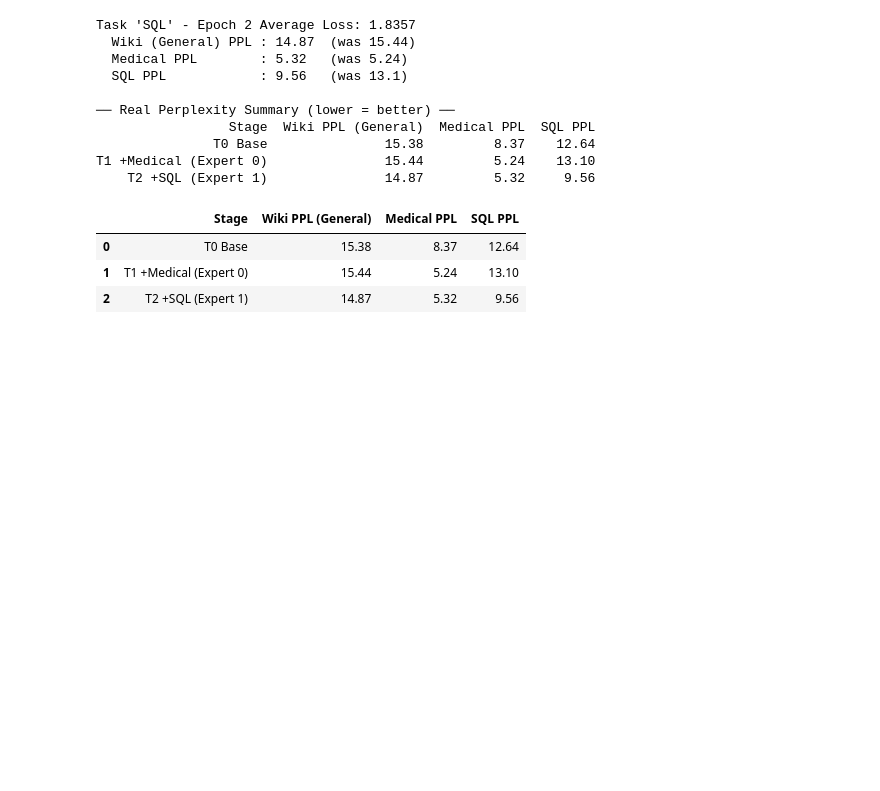
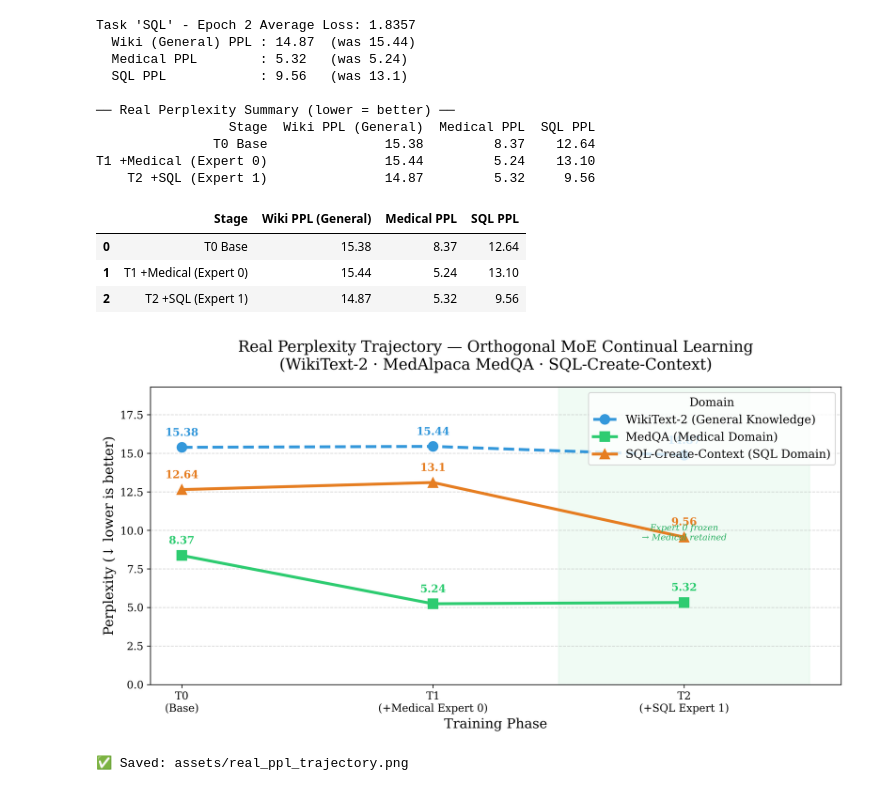
Before and after one commit to RamuNalla/orthogonal-moe-adapters, a Jupyter notebook: benchmarks/orthogonal_forgetting_eval.ipynb, the cells around one changed output. Drawn from its saved outputs; the diff is of its cells as text; code cells hidden in the pictures; blank space fills up the shorter version.

```diff
--- a/benchmarks/orthogonal_forgetting_eval.ipynb
+++ b/benchmarks/orthogonal_forgetting_eval.ipynb
@@ -250,3 +329,50 @@ T1 +Medical (Expert 0)               15.44         5.24    13.10
 | 0 | T0 Base | 15.38 | 8.37 | 12.64 |
 | 1 | T1 +Medical (Expert 0) | 15.44 | 5.24 | 13.10 |
 | 2 | T2 +SQL (Expert 1) | 14.87 | 5.32 | 9.56 |
+# %%
+
+# ── Real Data Plot 1: Perplexity Trajectory Across All 3 Domains ───────────
+# Lower perplexity = model understands the domain better.
+# This shows learning happening (PPL drops) with no catastrophic forgetting.
+
+stages = ["T0\n(Base)", "T1\n(+Medical Expert 0)", "T2\n(+SQL Expert 1)"]
+
+wiki_ppls = [t0_wiki, t1_wiki, t2_wiki]
+med_ppls  = [t0_med,  t1_med,  t2_med]
+sql_ppls  = [t0_sql,  t1_sql,  t2_sql]
+
+fig, ax = plt.subplots(figsize=(11, 6))
+
+ax.plot(stages, wiki_ppls, marker="o", linewidth=3, markersize=10,
+        color="#3498db", label="WikiText-2 (General Knowledge)", linestyle="--")
+ax.plot(stages, med_ppls,  marker="s", linewidth=3, markersize=10,
+        color="#2ecc71", label="MedQA (Medical Domain)")
+ax.plot(stages, sql_ppls,  marker="^", linewidth=3, markersize=10,
+        color="#e67e22", label="SQL-Create-Context (SQL Domain)")
+
+# Annotate every point
+for ppls, color in [(wiki_ppls, "#3498db"), (med_ppls, "#2ecc71"), (sql_ppls, "#e67e22")]:
+    for i, (stage, val) in enumerate(zip(stages, ppls)):
+        ax.annotate(f"{val}", xy=(i, val), xytext=(0, 12),
+                    textcoords="offset points", ha="center",
+                    fontsize=11, fontweight="bold", color=color)
+
+ax.set_title("Real Perplexity Trajectory — Orthogonal MoE Continual Learning\n(WikiText-2 · MedAlpaca MedQA · SQL-Create-Context)", pad=18)
+ax.set_ylabel("Perplexity (↓ lower is better)")
+ax.set_xlabel("Training Phase")
+ax.set_ylim(0, max(wiki_ppls + med_ppls + sql_ppls) * 1.25)
+ax.grid(axis="y", linestyle="--", alpha=0.5)
+ax.legend(title="Domain", loc="upper right")
+
+# Shade the "no forgetting zone" for Medical after T1
+ax.axvspan(1.5, 2.5, alpha=0.07, color="#2ecc71", label="_nolegend_")
+ax.text(2.0, max(med_ppls) * 1.12, "Expert 0 frozen\n→ Medical retained",
+        ha="center", fontsize=9, style="italic", color="#27ae60")
+
+plt.tight_layout()
+plt.savefig("../assets/real_ppl_trajectory.png")
+plt.show()
+print("✅ Saved: assets/real_ppl_trajectory.png")
+# %% [output]
+[figure, added]
+✅ Saved: assets/real_ppl_trajectory.png
```
Also changed, not shown: parts of 4 cells of this notebook, 3 other files.
